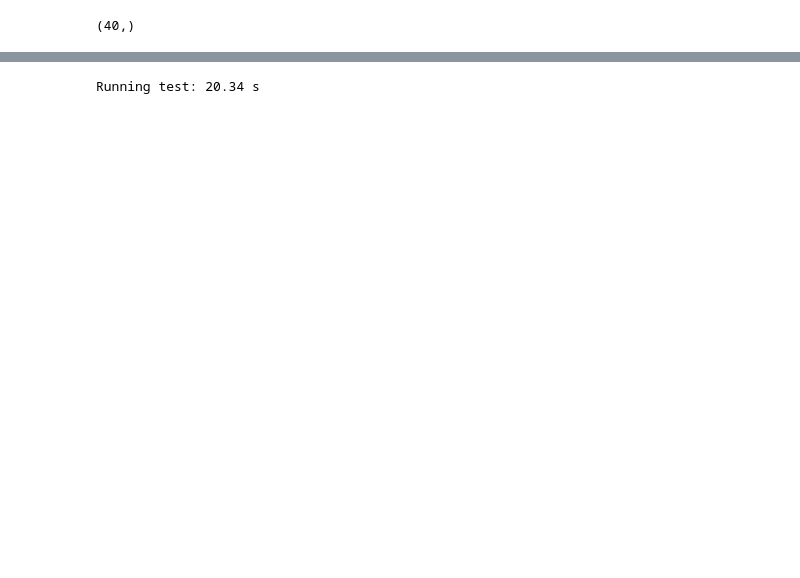
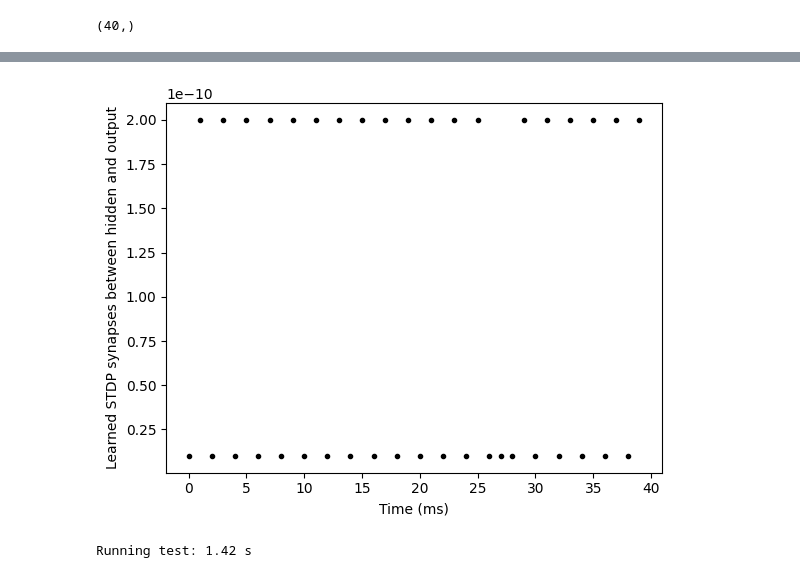
Before and after one commit to Hanna96E/D7046E_SNNproject, a Jupyter notebook: testnetwork.ipynb, the cells around one changed output, grey strips where cells are left out. Saved outputs shown, nothing was run; the diff lists cells and outputs as text; code cells hidden in the pictures; blank space fills up the shorter version.

```diff
--- a/testnetwork.ipynb
+++ b/testnetwork.ipynb
@@ -351,8 +286,17 @@ Running training sample 39       19.9 s
+# %%
+x = [x for x in range(40)]
+
+plot(x, HiddenToOutput.w[:], '.k')
+xlabel('Time (ms)')
+ylabel('Learned STDP synapses between hidden and output');
+# %% [output]
+[figure, added]
 # %%
 # Try test one
 network.restore
 
-Input.set_spikes(spike_dataset[0][0], spike_dataset[0][1] + run_to)
+Input.set_spikes(spike_dataset[5][0], spike_dataset[5][1] + run_to)
+# Input.set_spikes(spike_dataset[26][0], spike_dataset[26][1] + run_to)
 
 Hidden.v = v_rest
 Inhib.v = v_rest
@@ -362,8 +306,11 @@ Hidden.I_syn = 0
 Inhib.I_syn = 0
 Output.I_syn = 0
 
-InhibToOutput.switch[0] = 0
-InhibToOutput.switch[1] = 0
+# InhibToOutput.switch[0] = 0
+# InhibToOutput.switch[1] = 0
+
+Output[0].I_inject = 0
+Output[1].I_inject = 0
 
 print(f"Running test: {network.t}")
 
@@ -376,7 +323,7 @@ network.add(monitorTestSpikes)
 
 network.run(run_time)
 # %% [output]
-Running test: 20.34 s
+Running test: 1.42 s
 # %%
 monitorTestSpikes.i
 # %% [output]
```
Also changed, not shown: parts of 21 cells of this notebook, 1 other file.
